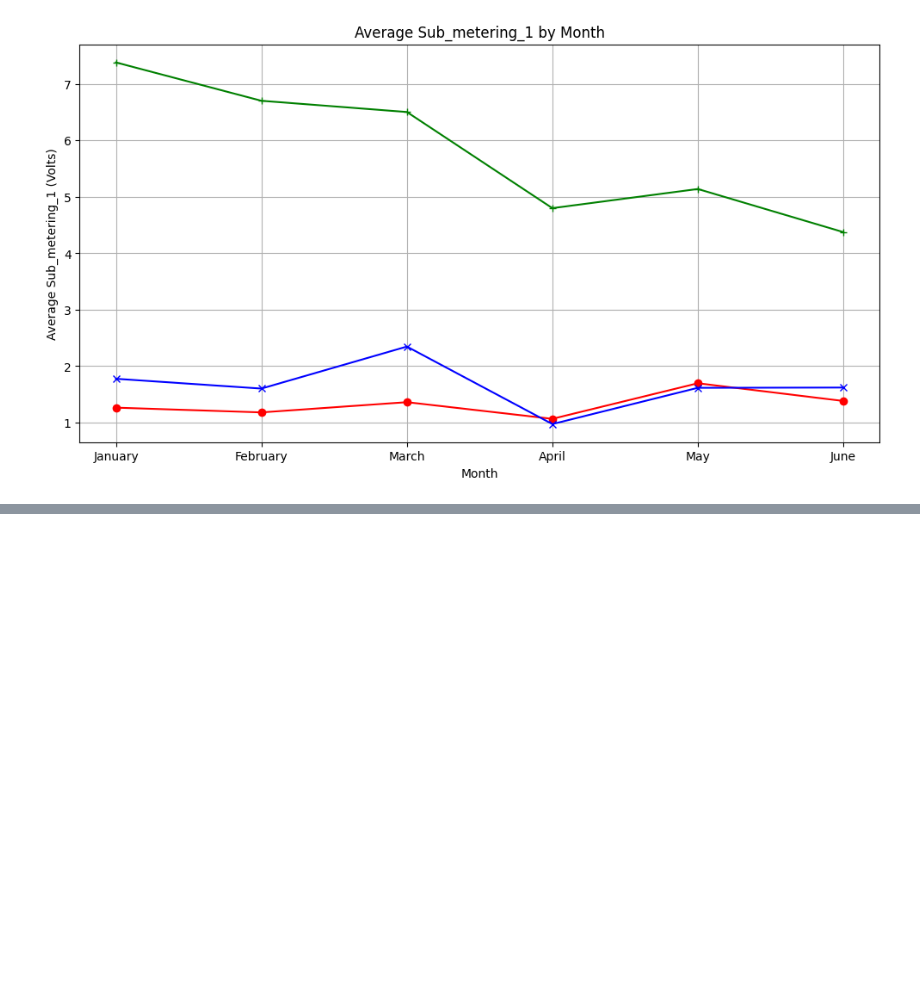
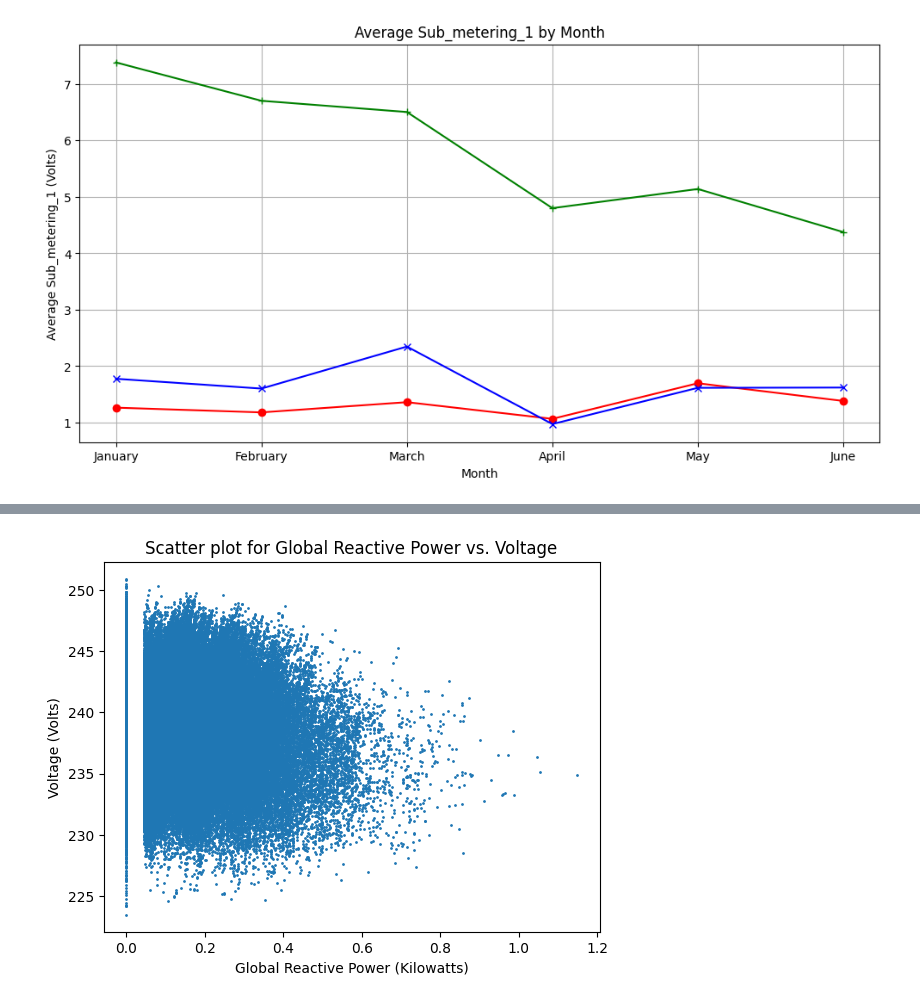
Before and after one commit to Shivansh20128/Electricity-Consumption-for-Household-Appliances, a Jupyter notebook: Main.ipynb, the cells around one changed output, grey strips where cells are left out. Cells and saved outputs as stored; diff of their text form; code cells hidden in the pictures; blank space fills up the shorter version.

```diff
--- a/Main.ipynb
+++ b/Main.ipynb
@@ -303,0 +328,11 @@ plt.show()
+# %%
+x4 = df_copy['Global_reactive_power']
+y4 = df_copy['Voltage']
+
+plt.scatter(x4, y4, s=1)
+plt.title('Scatter plot for Global Reactive Power vs. Voltage')
+plt.xlabel("Global Reactive Power (Kilowatts)")
+plt.ylabel("Voltage (Volts)")
+plt.show()
+# %% [output]
+[figure, added]
```
Also changed, not shown: parts of 15 cells of this notebook, 1 other file.
